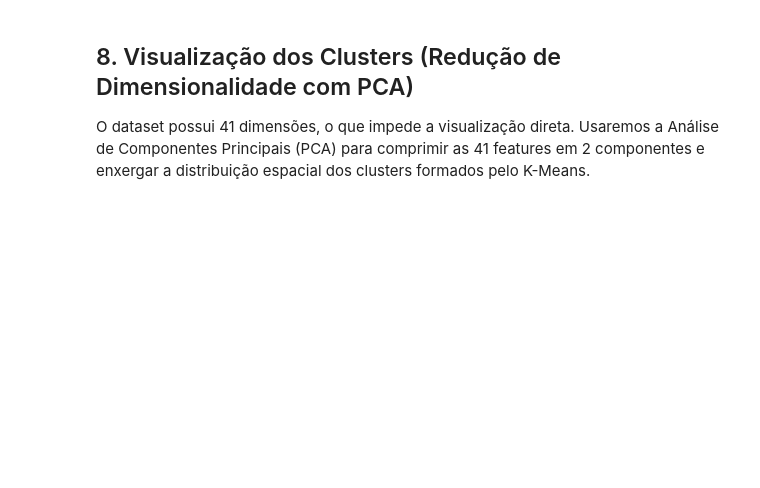
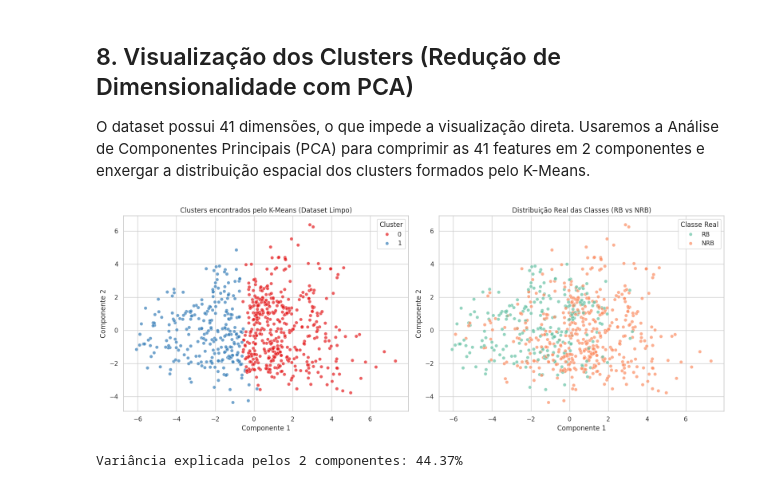
Before and after one commit to Gabrielogui/machine-learning, a Jupyter notebook: main.ipynb, the cells around one changed output. Cells and saved outputs as stored; diff of their text form; code cells hidden in the pictures; blank space fills up the shorter version.

```diff
--- a/main.ipynb
+++ b/main.ipynb
@@ -222,14 +312,14 @@ Em problemas binários, frequentemente testamos `K=2` para ver se os clusters re
 # %%
 # Supondo k ótimo (exemplo: k=2 baseado na semântica do problema ou nos gráficos)
 melhor_k = 2
-print(f"Treinando K-Means com k={melhor_k}...")
+print(f"\nTreinando K-Means final com k={melhor_k}...")
 
 kmeans_final = KMeans(n_clusters=melhor_k, random_state=42, n_init=10)
-clusters_pred = kmeans_final.fit_predict(X_scaled)
+clusters_pred = kmeans_final.fit_predict(X_kmeans)
 
-# Comparando os clusters descobertos com a classe experimental real
+# Tabela de Contingência
 df_comparacao = pd.DataFrame({
-    'Classe_Real': label_encoder.inverse_transform(y_encoded),
+    'Classe_Real': label_encoder.inverse_transform(y_kmeans_clean),
     'Cluster_Atribuido': clusters_pred
 })
 
@@ -245,28 +344,25 @@ print("\nNota: Como o aprendizado é não-supervisionado, os rótulos do cluster
 ## 8. Visualização dos Clusters (Redução de Dimensionalidade com PCA)
 O dataset possui 41 dimensões, o que impede a visualização direta. Usaremos a Análise de Componentes Principais (PCA) para comprimir as 41 features em 2 componentes e enxergar a distribuição espacial dos clusters formados pelo K-Means.
 # %%
-# Aplicando PCA para reduzir para 2 dimensões
+from sklearn.decomposition import PCA
+
+# Aplicando PCA para reduzir para 2 dimensões (usando X_kmeans)
 pca = PCA(n_components=2, random_state=42)
-X_pca = pca.fit_transform(X_scaled)
-
-# Criando dataframe para plotagem
+X_pca = pca.fit_transform(X_kmeans)
 df_pca = pd.DataFrame(data = X_pca, columns = ['Componente 1', 'Componente 2'])
 df_pca['Cluster'] = clusters_pred
-df_pca['Classe Real'] = label_encoder.inverse_transform(y_encoded)
+df_pca['Classe Real'] = label_encoder.inverse_transform(y_kmeans_clean)
 
 fig, ax = plt.subplots(1, 2, figsize=(16, 6))
+sns.scatterplot(x='Componente 1', y='Componente 2', hue='Cluster', palette='Set1', data=df_pca, ax=ax[0], alpha=0.7)
+ax[0].set_title('Clusters encontrados pelo K-Means (Dataset Limpo)')
 
-# Plot 1: Clusters do K-Means
-sns.scatterplot(x='Componente 1', y='Componente 2', hue='Cluster',
-                palette='Set1', data=df_pca, ax=ax[0], alpha=0.7)
-ax[0].set_title('Clusters encontrados pelo K-Means')
-
-# Plot 2: Classes Reais
-sns.scatterplot(x='Componente 1', y='Componente 2', hue='Classe Real',
-                palette='Set2', data=df_pca, ax=ax[1], alpha=0.7)
+sns.scatterplot(x='Componente 1', y='Componente 2', hue='Classe Real', palette='Set2', data=df_pca, ax=ax[1], alpha=0.7)
 ax[1].set_title('Distribuição Real das Classes (RB vs NRB)')
-
 plt.tight_layout()
 plt.show()
 
-print(f"Variância explicada pelos 2 componentes principais: {pca.explained_variance_ratio_.sum()*100:.2f}%")
+print(f"Variância explicada pelos 2 componentes: {pca.explained_variance_ratio_.sum()*100:.2f}%")
+# %% [output]
+[figure, added]
+Variância explicada pelos 2 componentes: 44.37%
```
Also changed, not shown: parts of 8 cells of this notebook.
